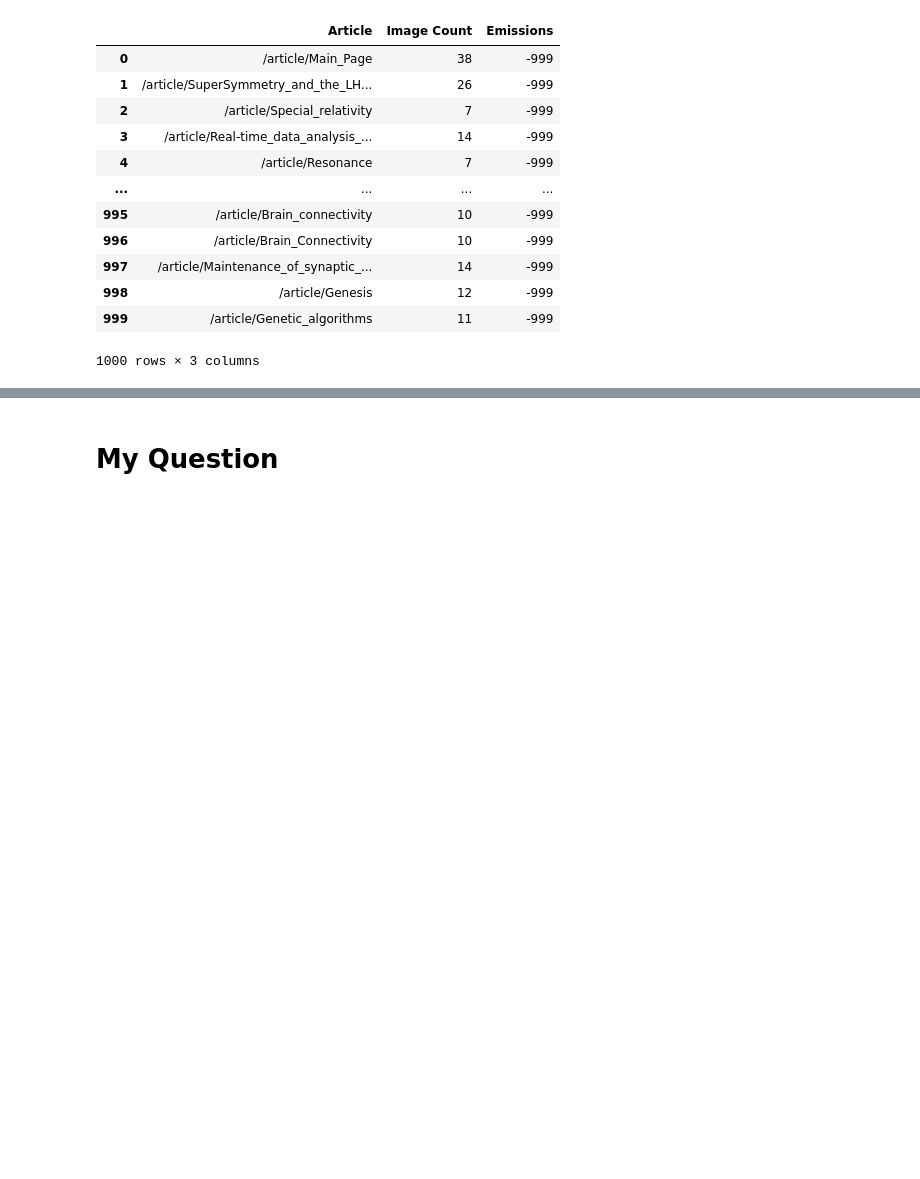
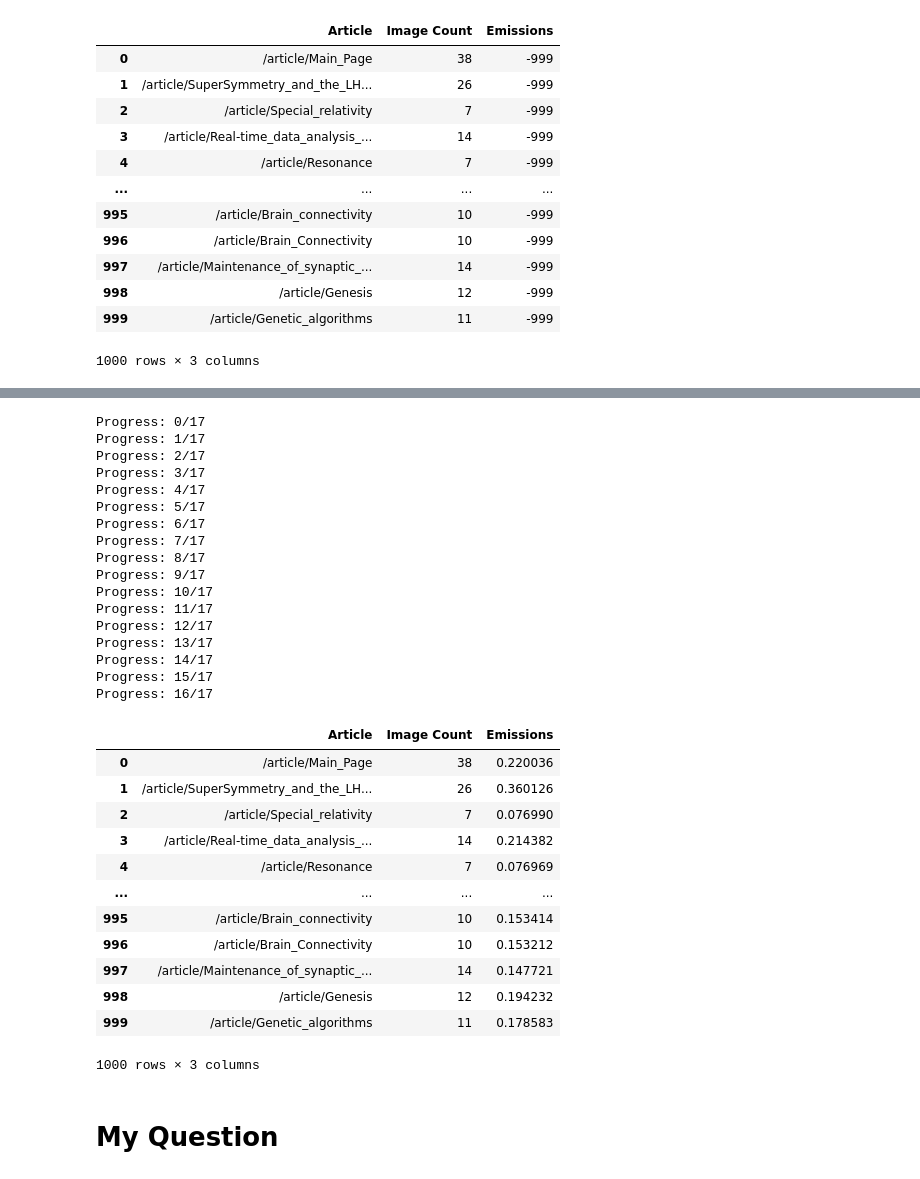
Before and after one commit to ReverseRasterization/AI, a Jupyter notebook: Semester 1/Final/Final+Project+Template.ipynb, the cells around one changed output, grey strips where cells are left out. Drawn from its saved outputs; the diff is of its cells as text; code cells hidden in the pictures; blank space fills up the shorter version.

```diff
--- a/Semester 1/Final/Final+Project+Template.ipynb
+++ b/Semester 1/Final/Final+Project+Template.ipynb
@@ -293,3 +307,64 @@ Error:
+# %%
+# This finishes the data that for some reason the emissions api couldnt get
+data = pd.read_csv('finalish-data.csv')
+missingData = data[data['Emissions'] < 0.0]
+baseURL = 'http://www.scholarpedia.org'
+
+# Define the API endpoint
+url = "https://backend.websiteemissions.com/api/carbonCalculator/co2/calculateCarbonForSingleUrl"
+
+# Prepare the payload
+payload = {
+    "url": "https://example.com",  # Replace with the URL you want to calculate emissions for
+}
+
+# Prepare headers if required (e.g., content type)
+headers = {
+    "Content-Type": "application/json",  # Ensure proper content type
+    # Add other headers if required by the API, such as API keys or authentication tokens
+}
+
+
+
+
+i = 0
+for row in missingData.itertuples(index=True):
+    data.loc[row.Index, 'Emissions'] = json.loads(requests.post(url, json = {'url':baseURL+row.Article}, headers=headers).text)["co2js_emission_val"]
+    print(f"Progress: {i}/{len(missingData)}")
+    i+=1
+
+data
+# %% [output]
+Progress: 0/17
+Progress: 1/17
+Progress: 2/17
+Progress: 3/17
+Progress: 4/17
+Progress: 5/17
+Progress: 6/17
+Progress: 7/17
+Progress: 8/17
+Progress: 9/17
+Progress: 10/17
+Progress: 11/17
+Progress: 12/17
+Progress: 13/17
+Progress: 14/17
+Progress: 15/17
+Progress: 16/17
+|  | Article | Image Count | Emissions |
+| 0 | /article/Main_Page | 38 | 0.220036 |
+| 1 | /article/SuperSymmetry_and_the_LH... | 26 | 0.360126 |
+| 2 | /article/Special_relativity | 7 | 0.076990 |
+| 3 | /article/Real-time_data_analysis_... | 14 | 0.214382 |
+| 4 | /article/Resonance | 7 | 0.076969 |
+| ... | ... | ... | ... |
+| 995 | /article/Brain_connectivity | 10 | 0.153414 |
+| 996 | /article/Brain_Connectivity | 10 | 0.153212 |
+| 997 | /article/Maintenance_of_synaptic_... | 14 | 0.147721 |
+| 998 | /article/Genesis | 12 | 0.194232 |
+| 999 | /article/Genetic_algorithms | 11 | 0.178583 |
+1000 rows × 3 columns
 # %% [markdown]
 # My Question
 # %% [markdown]
```
Also changed, not shown: parts of 2 cells of this notebook, 3 other files.
